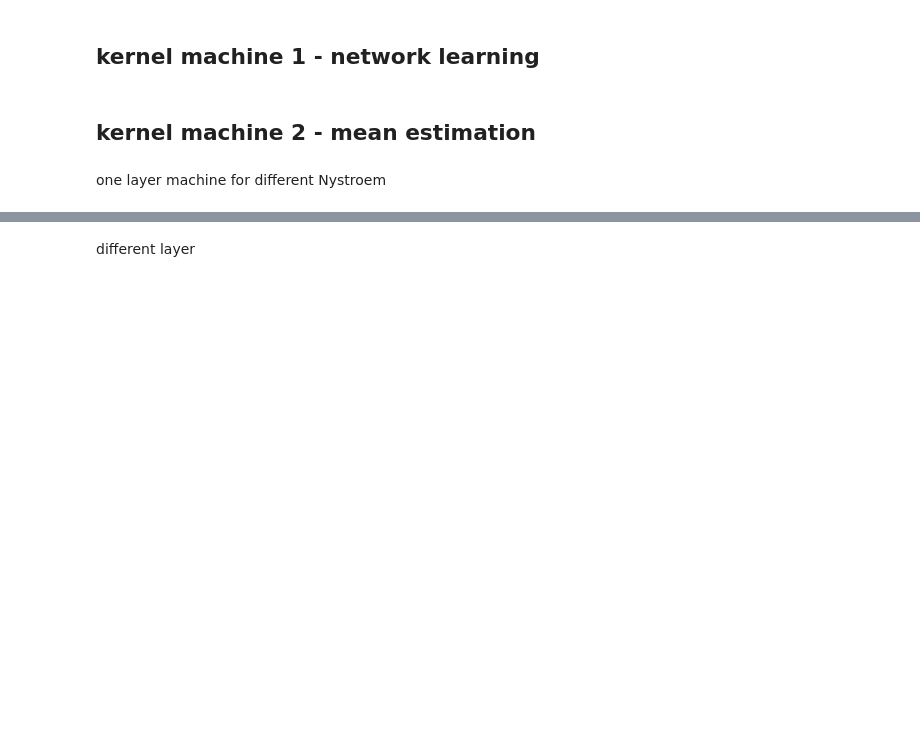
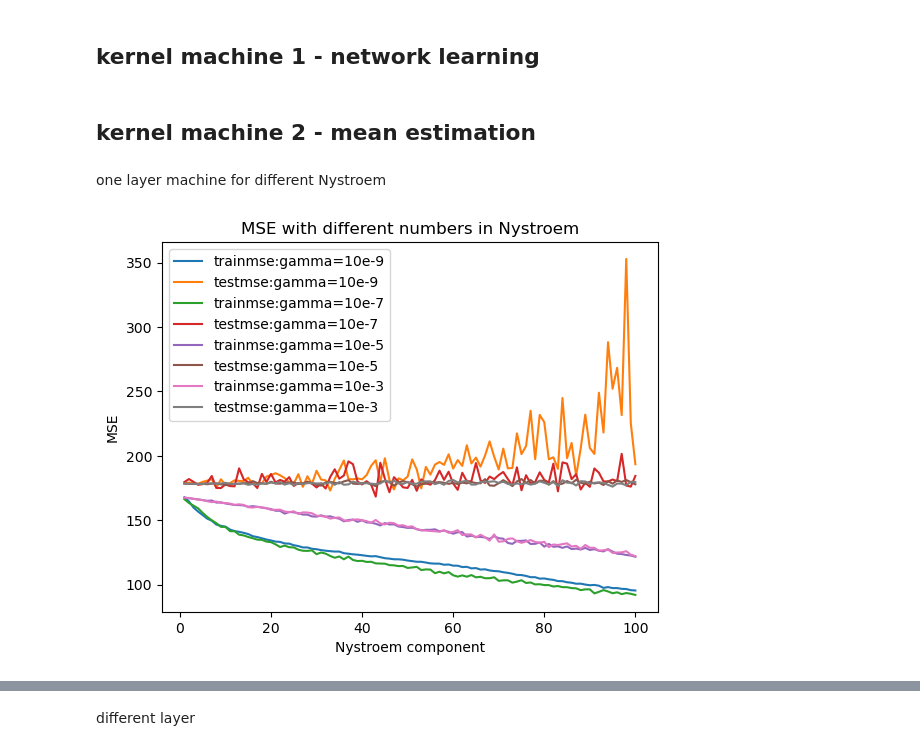
Before and after one commit to ZZZhyEva/Multi-layer-Kernel-Machine, a Jupyter notebook: experiment.ipynb, the cells around one changed output, grey strips where cells are left out. Saved outputs shown, nothing was run; the diff lists cells and outputs as text; code cells hidden in the pictures; blank space fills up the shorter version.

```diff
--- a/experiment.ipynb
+++ b/experiment.ipynb
@@ -321,4 +171,46 @@ for epoch in range(100):
 ## kernel machine 2 - mean estimation
 # %% [markdown]
 one layer machine for different Nystroem
+# %%
+model =LinearRegression()
+Layer=1
+m0set=np.linspace(1,100,100)
+m0set=m0set.astype(int)
+gaset=np.logspace(-9,-3,4)
+n0=64
+
+for ga in gaset:
+    trainmse=[]
+    testmse=[]
+    t=[]
+    for m0 in m0set:
+        for i in range(n0):
+            feature_map_nystroem = Nystroem(gamma=ga,n_components=m0)
+            train_xtransformed = feature_map_nystroem.fit_transform(train_x)
+            test_xtransformed = feature_map_nystroem.fit_transform(test_x)
+            model.fit(train_xtransformed, train_y)
+            if i==0:
+                yl_kr=model.predict(test_xtransformed)
+                yl_kltrain=model.predict(train_xtransformed)
+            else:
+                yl_kr=yl_kr+model.predict(test_xtransformed)
+                yl_kltrain=yl_kltrain+model.predict(train_xtransformed)
+
+        y_kr=yl_kr/n0
+        y_krtrain=yl_kltrain/n0
+
+        trainmse.append(mean_squared_error(train_y,y_krtrain))
+        testmse.append(mean_squared_error(test_y,y_kr))
+
+    plt.plot(m0set,trainmse)
+    plt.plot(m0set,testmse)
+
+
+plt.xlabel("Nystroem component")
+plt.ylabel("MSE")
+plt.title("MSE with different numbers in Nystroem")
+plt.legend(["trainmse:gamma=10e-9","testmse:gamma=10e-9","trainmse:gamma=10e-7","testmse:gamma=10e-7","trainmse:gamma=10e-5","testmse:gamma=10e-5","trainmse:gamma=10e-3","testmse:gamma=10e-3"])
+plt.show()
+# %% [output]
+[figure, added]
 # %%
```
Also changed, not shown: parts of 29 cells of this notebook.
